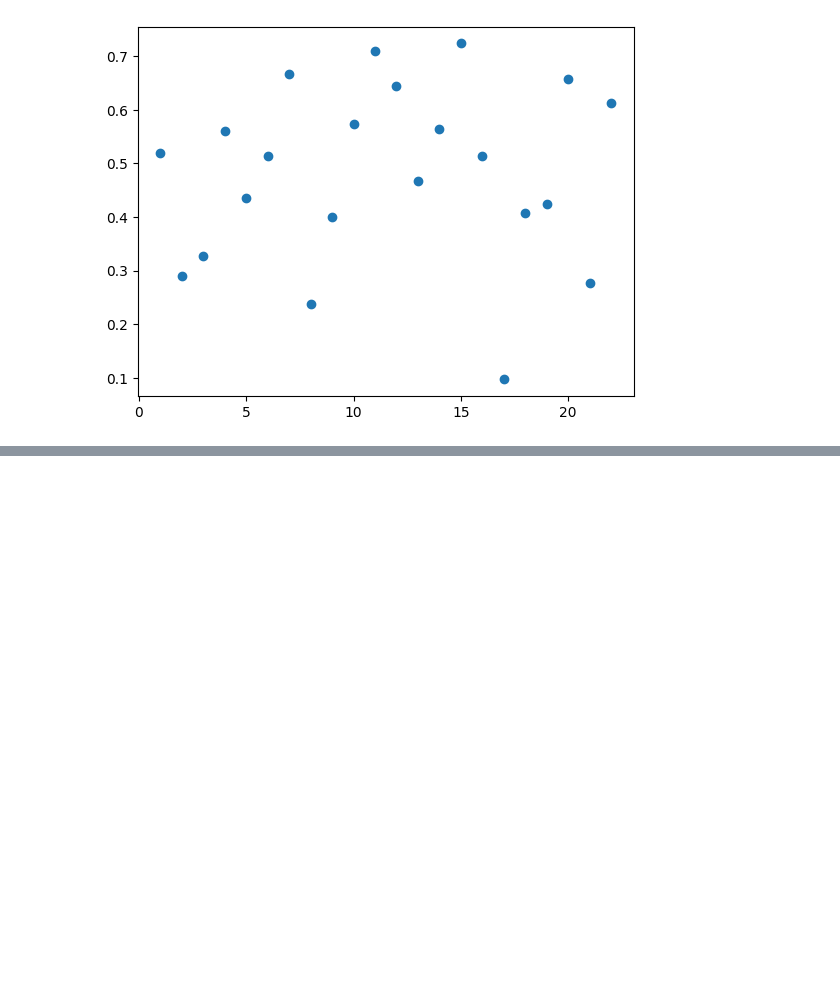
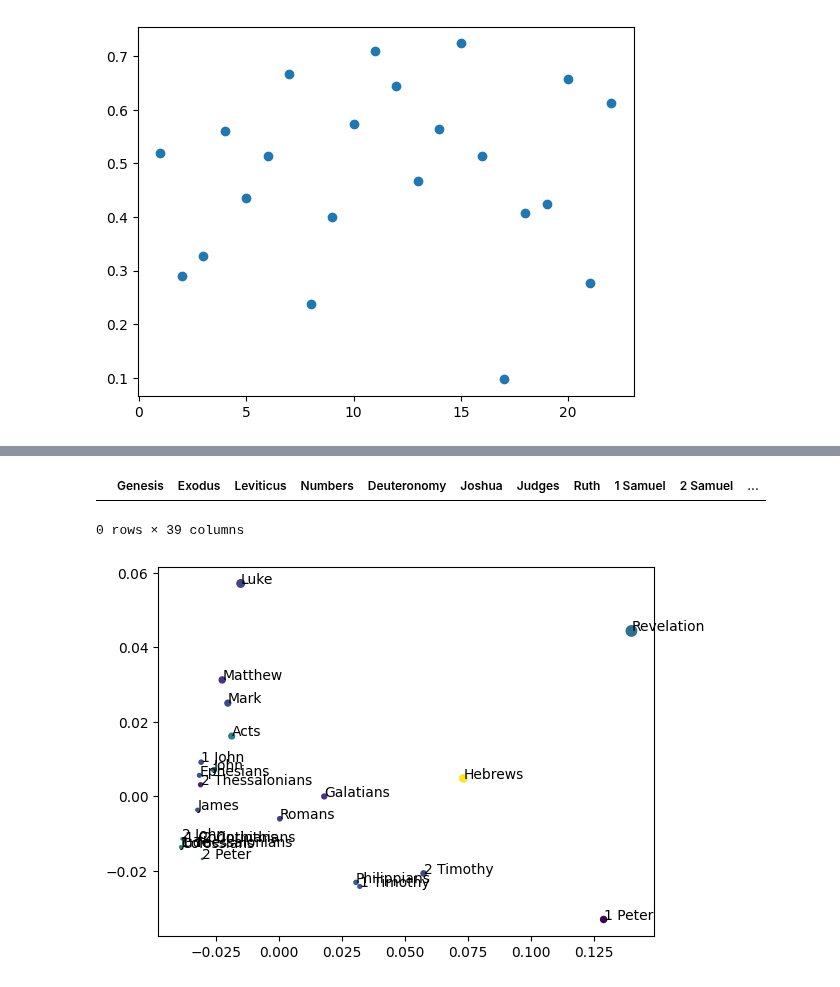
Before and after one commit to Tussky/Old-Testament-References, a Jupyter notebook: make-stuff-for-slides.ipynb, the cells around one changed output, grey strips where cells are left out. Cells and saved outputs as stored; diff of their text form; code cells hidden in the pictures; blank space fills up the shorter version.

```diff
--- a/make-stuff-for-slides.ipynb
+++ b/make-stuff-for-slides.ipynb
@@ -9,12 +9,8 @@ references['ot_loc'] = bible.iloc[references['ostart']].index
 # %%
 rev_refs = references[bible.iloc[references['nstart']]['book'].values == 'Revelation']
 bible['referencer'] = False
-bible['referencer_0'] = False
-bible['referencer_1'] = False
-bible['referencer_2'] = False
 for start, end, cluster in rev_refs[['nstart', 'nend', 'cluster']].values:
     bible.loc[bible.index[start:end], 'referencer'] = True
-    bible.loc[bible.index[start:end], f'referencer_{cluster}'] = True
 rev = bible.loc['Revelation']
 # %%
 top_10 = bible['str'].value_counts()[:10].index
@@ -78,0 +85,21 @@ plt.tight_layout()
+# %%
+ot = bible.iloc[:475400]
+# %%
+reference_props = pd.DataFrame(columns=ot['book'].unique())
+reference_props
+# %% [output]
+|  | Genesis | Exodus | Leviticus | Numbers | Deuteronomy | Joshua | Judges | Ruth | 1 Samuel | 2 Samuel | ... |
+0 rows × 39 columns
+# %%
+for book, group in references.groupby(bible.iloc[references['nstart']]['book'].values):
+    book_len = len(bible.loc[book])
+    reference_props.loc[book] = group.groupby(bible.iloc[group['ostart']]['book'].values).apply(lambda subg: sum(subg['nlen']) / book_len)
+# %%
+from sklearn.decomposition import PCA
+pca = PCA(n_components=3)
+X = pca.fit_transform(reference_props.fillna(0))
+plt.scatter(X[:, 0], X[:, 1], s=reference_props.sum(axis=1).values*100, c=X[:, 2])
+for book, pos in zip(reference_props.index, X):
+    plt.annotate(book, pos[:2])
+# %% [output]
+[figure, added]
```
Also changed, not shown: parts of 3 cells of this notebook, 3 other files.
